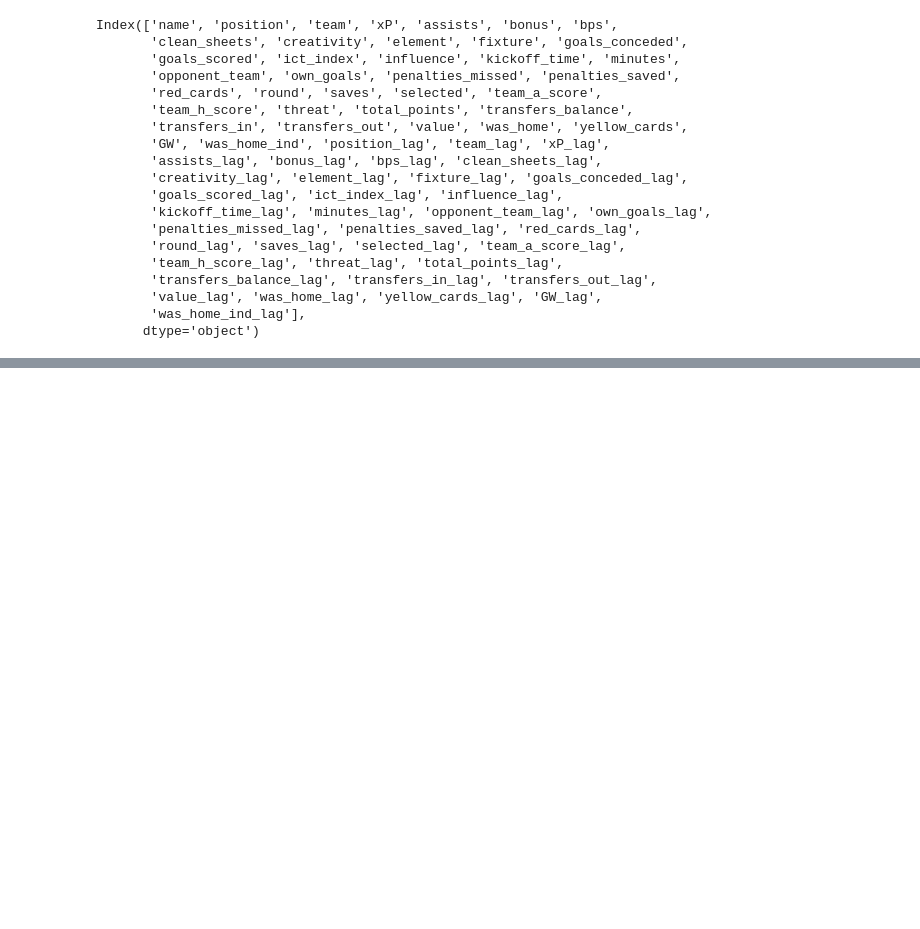
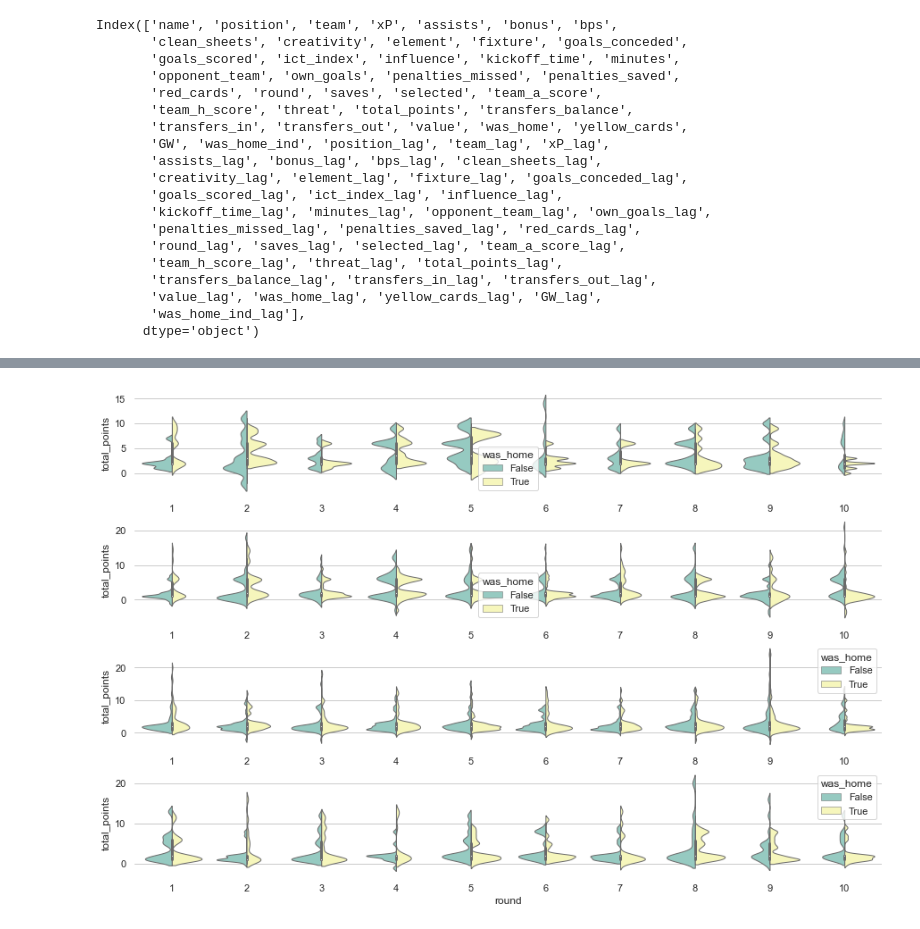
Before and after one commit to WayneQwele/FPLmodel, a Jupyter notebook: graphs.ipynb, the cells around one changed output, grey strips where cells are left out. Saved outputs shown, nothing was run; the diff lists cells and outputs as text; code cells hidden in the pictures; blank space fills up the shorter version.

```diff
--- a/graphs.ipynb
+++ b/graphs.ipynb
@@ -179,0 +309,57 @@ Index(['name', 'position', 'team', 'xP', 'assists', 'bonus', 'bps',
+# %%
+#with playtime minutes
+
+
+f, ax = plt.subplots(4,1, figsize=(15,10))
+
+
+
+sns.violinplot( x="round"
+                , y="total_points"
+                ,hue='was_home'
+                , data=trendviolin[['round','total_points','minutes','was_home','position']].query(" round <11 & position == 'GK' & minutes > 0")
+                , palette="Set3"
+                ,split=True
+                , bw=.2
+                # , cut=1
+                , linewidth=1
+                ,ax=ax[0])
+
+sns.violinplot( x="round"
+                , y="total_points"
+                ,hue='was_home'
+                , data=trendviolin[['round','total_points','minutes','was_home','position']].query(" round <11 & position == 'DEF'  & minutes > 0")
+                , palette="Set3"
+                ,split=True
+                , bw=.2
+                # , cut=1
+                , linewidth=1
+                ,ax=ax[1])
+
+sns.violinplot( x="round"
+                , y="total_points"
+                ,hue='was_home'
+                , data=trendviolin[['round','total_points','minutes','was_home','position']].query(" round <11 & position == 'MID' & minutes > 0")
+                , palette="Set3"
+                ,split=True
+                , bw=.2
+                # , cut=1
+                , linewidth=1
+                ,ax=ax[2])
+
+sns.violinplot( x="round"
+                , y="total_points"
+                ,hue='was_home'
+                , data=trendviolin[['round','total_points','minutes','was_home','position']].query(" round <11 & position == 'FWD' & minutes > 0")
+                , palette="Set3"
+                ,split=True
+                , bw=.2
+                # , cut=1
+                , linewidth=1
+                ,ax=ax[3])
+
+# Finalize the figure
+# ax.set(ylim=(-5, 20))
+sns.despine(left=True, bottom=True)
+# %% [output]
+[figure, added]
```
Also changed, not shown: parts of 11 cells of this notebook, 4 other files.
